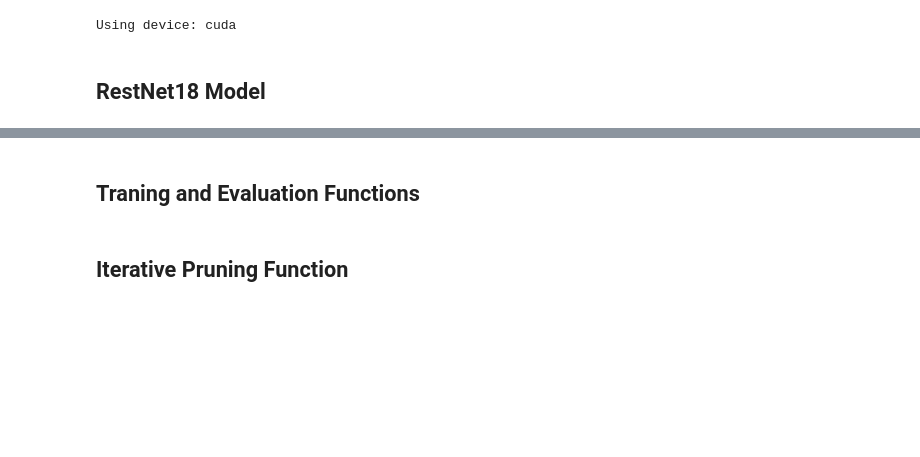
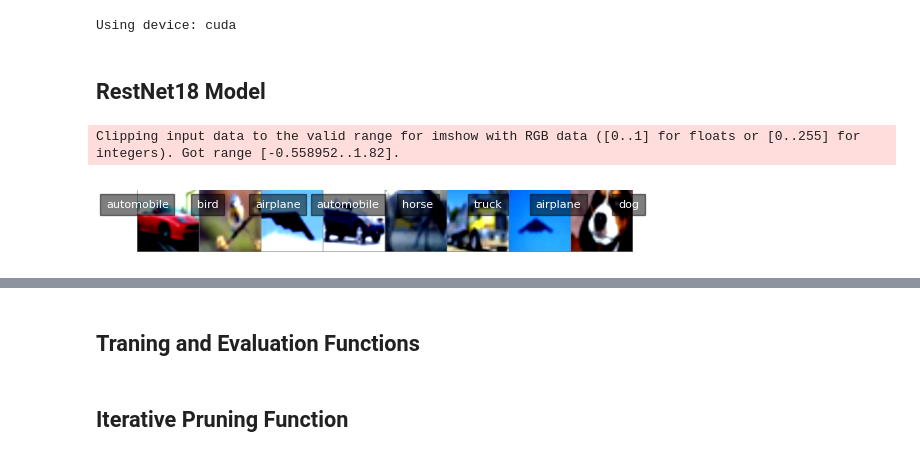
Before and after one commit to jonmaaku/AI231-machine-problems, a Jupyter notebook: MP3_ResNet18_Cifar10_Pruning_FineTuning_NoConv_Frozen copy.ipynb, the cells around one changed output, grey strips where cells are left out. Drawn from its saved outputs; the diff is of its cells as text; code cells hidden in the pictures; blank space fills up the shorter version.

```diff
--- a/MP3_ResNet18_Cifar10_Pruning_FineTuning_NoConv_Frozen copy.ipynb
+++ b/MP3_ResNet18_Cifar10_Pruning_FineTuning_NoConv_Frozen copy.ipynb
@@ -19,27 +29,39 @@ device = torch.device("cuda" if torch.cuda.is_available() else "cpu")
 print(f"Using device: {device}")
 
 # Load and prepare CIFAR-10 dataset (ResNet18 is typically trained on ImageNet, but we'll use CIFAR-10 for faster experimentation)
-transform_train = transforms.Compose([
-    transforms.RandomHorizontalFlip(),
-    transforms.ToTensor(),
-    transforms.Normalize((0.4914, 0.4822, 0.4465), (0.2023, 0.1994, 0.2010)),
-])
-
-transform_test = transforms.Compose([
-    transforms.ToTensor(),
-    transforms.Normalize((0.4914, 0.4822, 0.4465), (0.2023, 0.1994, 0.2010)),
-])
-
+transform_train = torchvision.models.ResNet18_Weights.DEFAULT.transforms()
+transform_test = torchvision.models.ResNet18_Weights.DEFAULT.transforms()
 
 train_dataset = torchvision.datasets.CIFAR10(root='./data', train=True, download=True, transform=transform_train)
 test_dataset = torchvision.datasets.CIFAR10(root='./data', train=False, download=True, transform=transform_test)
 
-train_loader = DataLoader(train_dataset, batch_size=64, shuffle=True, num_workers=0)
-test_loader = DataLoader(test_dataset, batch_size=64, shuffle=False, num_workers=0)
+train_loader = DataLoader(train_dataset, batch_size=128, shuffle=True, num_workers=0)
+test_loader = DataLoader(test_dataset, batch_size=128, shuffle=False, num_workers=0)
 # %% [output]
 Using device: cuda
 # %% [markdown]
 ## RestNet18 Model
+# %%
+# Function to display a grid of sample images with labels
+def imshow_with_labels(img, labels):
+    img = img / 2 + 0.5  # unnormalize
+    npimg = img.numpy()
+    plt.imshow(np.transpose(npimg, (1, 2, 0)))
+    plt.axis('off')
+    # Add labels below each image
+    for i in range(len(labels)):
+        plt.text(i * 256 , 36, train_dataset.classes[labels[i]], ha="center", va='top', fontsize=8, color='white', bbox=dict(facecolor='black', alpha=0.5))
+    plt.show()
+
+# Get a batch of training data
+dataiter = iter(train_loader)
+images, labels = next(dataiter)
+
+# Show images with labels
+imshow_with_labels(torchvision.utils.make_grid(images[:8]), labels[:8])
+# %% [output]
+Clipping input data to the valid range for imshow with RGB data ([0..1] for floats or [0..255] for integers). Got range [-0.558952..1.82].
+[figure, added]
 # %%
 # Load pre-trained ResNet18 and adapt for CIFAR-10 (32x32 images)
 model = torchvision.models.resnet18(weights=torchvision.models.ResNet18_Weights.DEFAULT)
```
Also changed, not shown: parts of 13 cells of this notebook, 12 other files.
